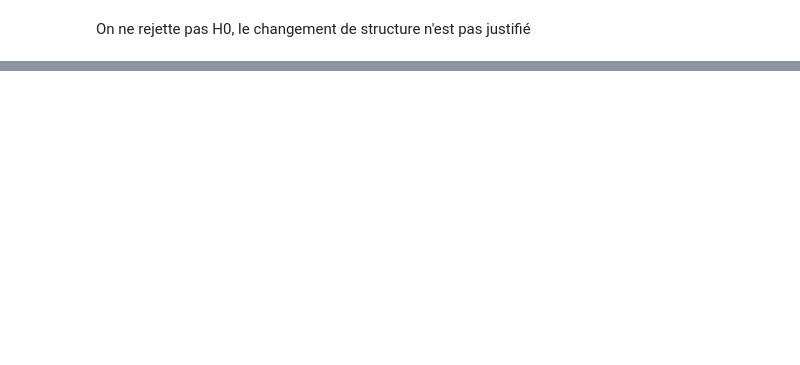
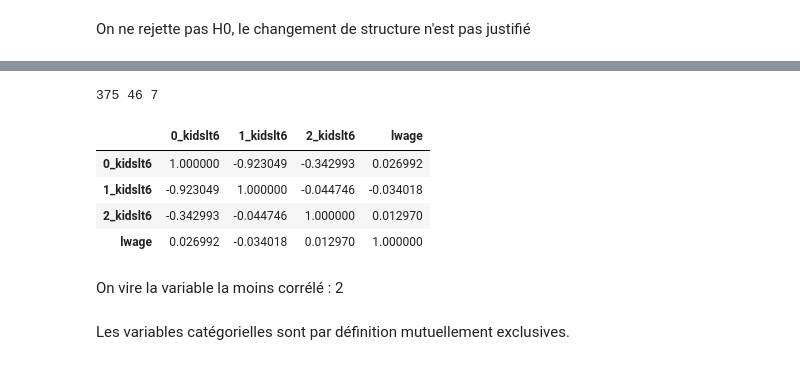
Before and after one commit to mohamedalani/TelecomParistech, a Jupyter notebook: Econométrie/Projet_econometrie.ipynb, the cells around one changed output, grey strips where cells are left out. Drawn from its saved outputs; the diff is of its cells as text; code cells hidden in the pictures; blank space fills up the shorter version.

```diff
--- a/Econométrie/Projet_econometrie.ipynb
+++ b/Econométrie/Projet_econometrie.ipynb
@@ -495,0 +508,20 @@ fisher :  -26.1020605106
+# %%
+df["0_kidslt6"] = df["kidslt6"].map(lambda x : 1 if x==0 else 0)
+df["1_kidslt6"] = df["kidslt6"].map(lambda x : 1 if x==1 else 0)
+df["2_kidslt6"] = df["kidslt6"].map(lambda x : 1 if x==2 else 0)
+# %%
+print(df["0_kidslt6"].sum(), df["1_kidslt6"].sum(), df["2_kidslt6"].sum())
+# %% [output]
+375 46 7
+# %%
+df[["0_kidslt6", "1_kidslt6", "2_kidslt6", "lwage"]].corr()
+# %% [output]
+|  | 0_kidslt6 | 1_kidslt6 | 2_kidslt6 | lwage |
+| 0_kidslt6 | 1.000000 | -0.923049 | -0.342993 | 0.026992 |
+| 1_kidslt6 | -0.923049 | 1.000000 | -0.044746 | -0.034018 |
+| 2_kidslt6 | -0.342993 | -0.044746 | 1.000000 | 0.012970 |
+| lwage | 0.026992 | -0.034018 | 0.012970 | 1.000000 |
+# %% [markdown]
+On vire la variable la moins corrélé : 2
+# %% [markdown]
+Les variables catégorielles sont par définition mutuellement exclusives.
```
Also changed, not shown: parts of 44 cells of this notebook.
